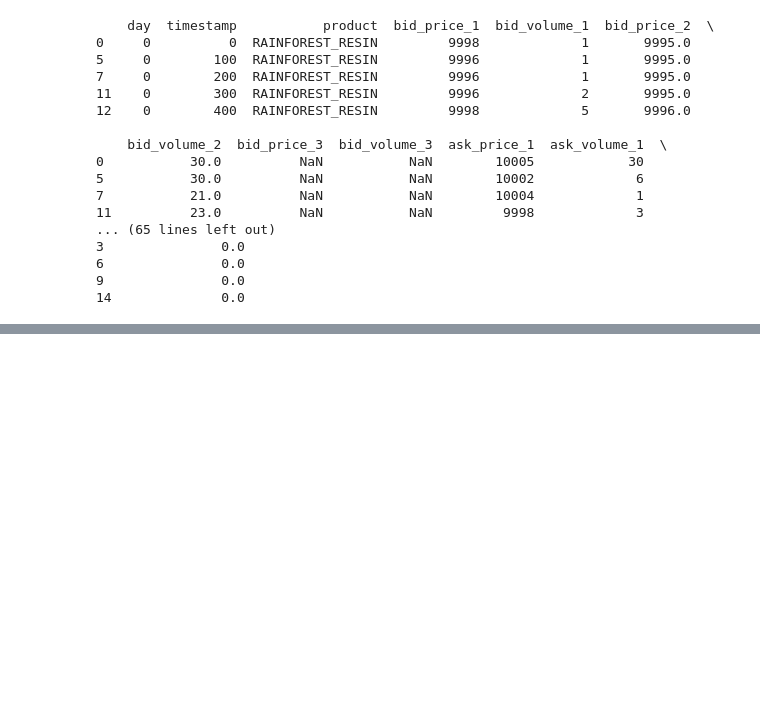
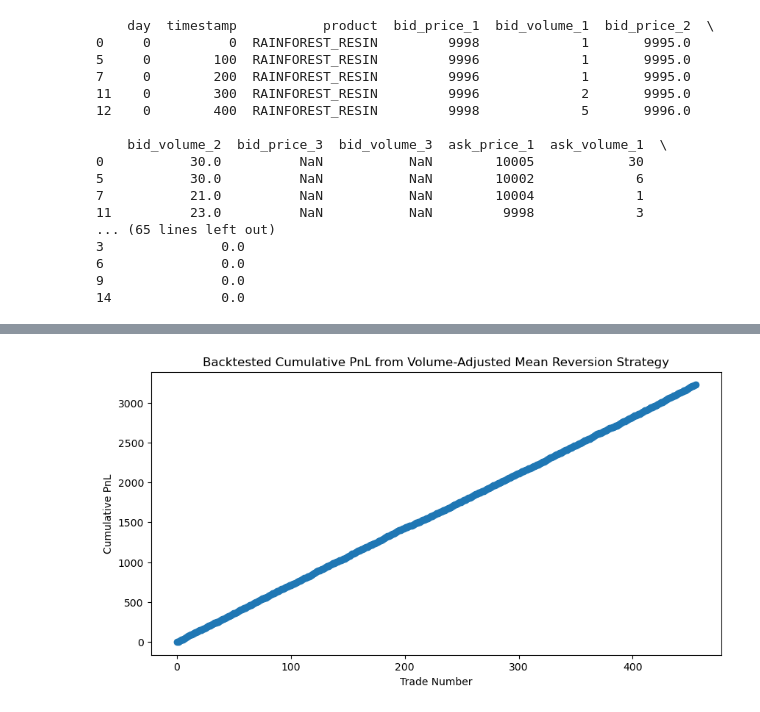
Before and after one commit to TheNoZER0/imc-prosperity3, a Jupyter notebook: round1anal.ipynb, the cells around one changed output, grey strips where cells are left out. Saved outputs shown, nothing was run; the diff lists cells and outputs as text; code cells hidden in the pictures; blank space fills up the shorter version.

```diff
--- a/round1anal.ipynb
+++ b/round1anal.ipynb
@@ -47,0 +164,13 @@ print(squid.head())
+# %%
+cumulative_pnl = [0]
+for trade in trade_details:
+    cumulative_pnl.append(cumulative_pnl[-1] + trade['profit'])
+
+plt.figure(figsize=(10, 5))
+plt.plot(range(len(cumulative_pnl)), cumulative_pnl, marker='o', linestyle='-')
+plt.xlabel('Trade Number')
+plt.ylabel('Cumulative PnL')
+plt.title('Backtested Cumulative PnL from Volume-Adjusted Mean Reversion Strategy')
+plt.show()
+# %% [output]
+[figure, added]
```
Also changed, not shown: parts of 7 cells of this notebook, 2 other files.
